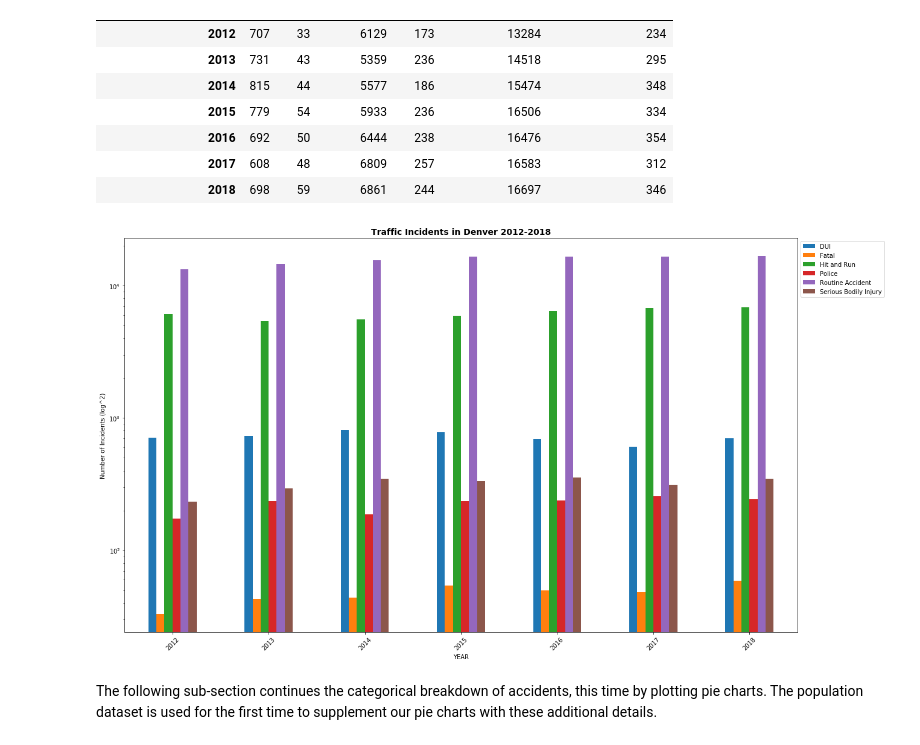
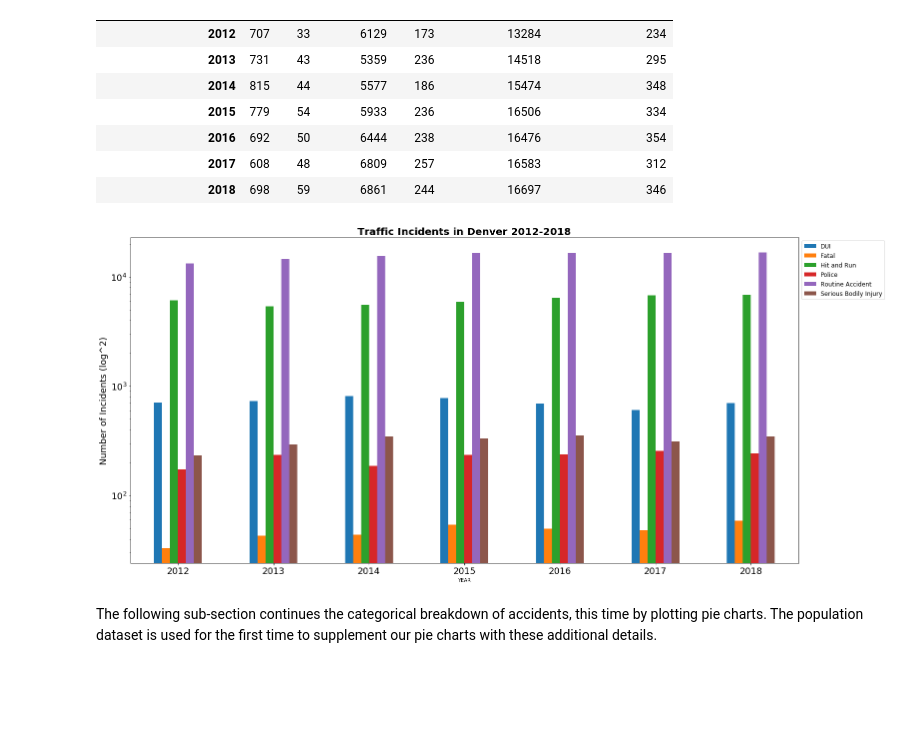
Before and after one commit to LuLu-89/Denver_traffic_woes, a Jupyter notebook: FinalFiles/FinalTrafficAnalysis.ipynb, the cells around one changed output. Saved outputs shown, nothing was run; the diff lists cells and outputs as text; code cells hidden in the pictures; blank space fills up the shorter version.

```diff
--- a/FinalFiles/FinalTrafficAnalysis.ipynb
+++ b/FinalFiles/FinalTrafficAnalysis.ipynb
@@ -162,16 +162,17 @@ unstacked_traffic_data_for_bars
 | 2018 | 698 | 59 | 6861 | 244 | 16697 | 346 |
 # %%
 # Create bar graph
-unstacked_traffic_data_for_bars.plot(kind='bar', figsize = (20,12))
-plt.title('Traffic Incidents in Denver 2012-2018', fontsize = 14, fontweight = 'bold')
-plt.xticks(rotation=45)
+unstacked_traffic_data_for_bars.plot(kind='bar', figsize = (24,12))
+plt.title('Traffic Incidents in Denver 2012-2018', fontsize = 20, fontweight = 'bold')
+plt.xticks(rotation='horizontal', fontsize = 18)
+plt.yticks(fontsize = 18)
 plt.yscale('log')
-plt.ylabel('Number of Incidents (log^2)')
-plt.legend(loc='upper left', fontsize='medium',  bbox_to_anchor=(1, 1))
+plt.ylabel('Number of Incidents (log^2)', fontsize = 18)
+plt.legend(loc='upper left', fontsize='large',  bbox_to_anchor=(1, 1))
 plt.savefig('../Output/clustered_traffic_bar_chart.png')
 plt.show()
 # %% [output]
-[figure, old version]
+[figure, new version]
 # %% [markdown]
 The following sub-section continues the categorical breakdown of accidents, this time by plotting pie charts.  The population dataset is used for the first time to supplement our pie charts with these additional details.
 # %%
```
Also changed, not shown: parts of 4 cells of this notebook, 4 other files.
